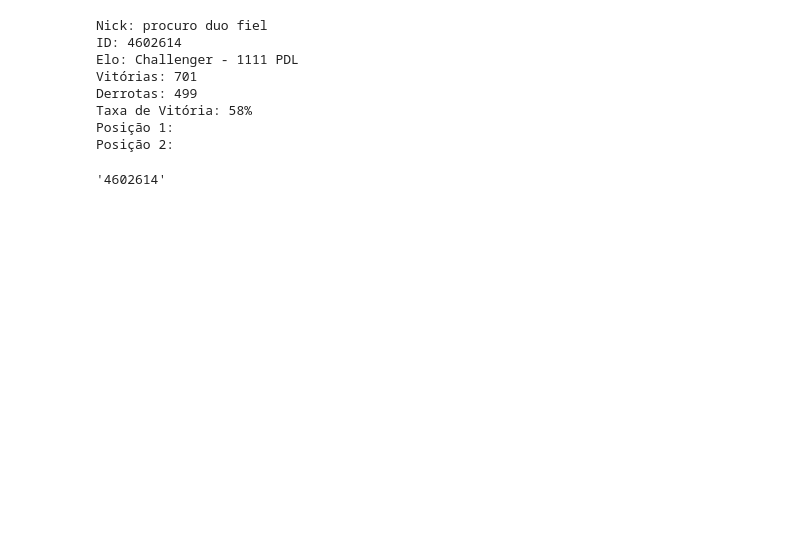
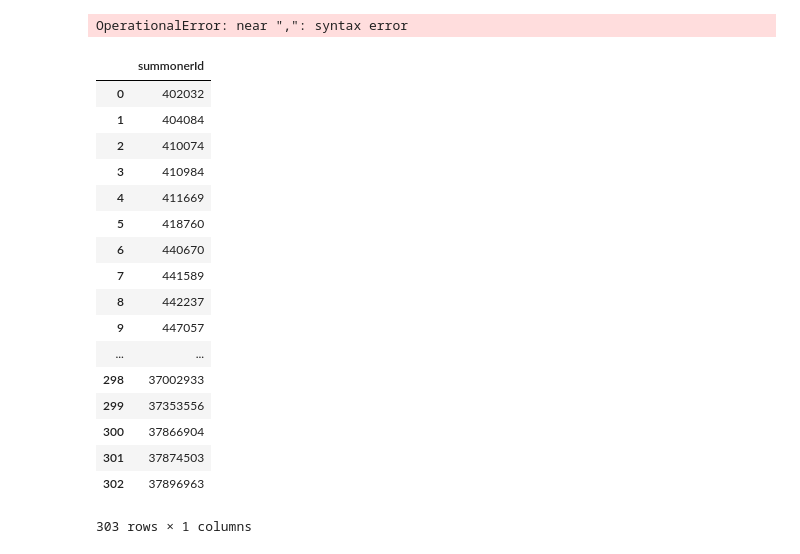
Before and after one commit to mgiovani/TopicosIC, a Jupyter notebook: Em Grupo/Trabalho Final/BD/InsertDados.ipynb, the cells around one changed output. Saved outputs shown, nothing was run; the diff lists cells and outputs as text; code cells hidden in the pictures; blank space fills up the shorter version.

Commit message:
Insere jogadores até o D4 - *Bug no sql do insert

```diff
--- a/Em Grupo/Trabalho Final/BD/InsertDados.ipynb
+++ b/Em Grupo/Trabalho Final/BD/InsertDados.ipynb
@@ -314,2 +329,11 @@ for jogador in nicks:
+# %%
+#Adiciona Jogadores
+bd = sqlite3.connect(bdPath)
+jogadores = open(jogadoresPath, 'r').read()
+bd.executescript(jogadores)
+ids = pd.read_sql('SELECT (jogador.summonerId) FROM jogador', bd)
+bd.close()
+# %% [output]
+OperationalError: near ",": syntax error
 # %%
 #Apagar Arquivos de Teste
@@ -321,12 +349,0 @@ os.remove(logPath)
-# %%
-getJogadorData("procuro duo fiel")
-# %% [output]
-Nick: procuro duo fiel
-ID: 4602614
-Elo: Challenger - 1111 PDL
-Vitórias: 701
-Derrotas: 499
-Taxa de Vitória: 58%
-Posição 1:
-Posição 2:
-'4602614'
@@ -332,0 +353,21 @@ Posição 2:
+# %%
+ids
+# %% [output]
+|  | summonerId |
+| 0 | 402032 |
+| 1 | 404084 |
+| 2 | 410074 |
+| 3 | 410984 |
+| 4 | 411669 |
+| 5 | 418760 |
+| 6 | 440670 |
+| 7 | 441589 |
+| 8 | 442237 |
+| 9 | 447057 |
+| ... | ... |
+| 298 | 37002933 |
+| 299 | 37353556 |
+| 300 | 37866904 |
+| 301 | 37874503 |
+| 302 | 37896963 |
+303 rows × 1 columns
```
Also changed, not shown: parts of 7 cells of this notebook, 3 other files.
